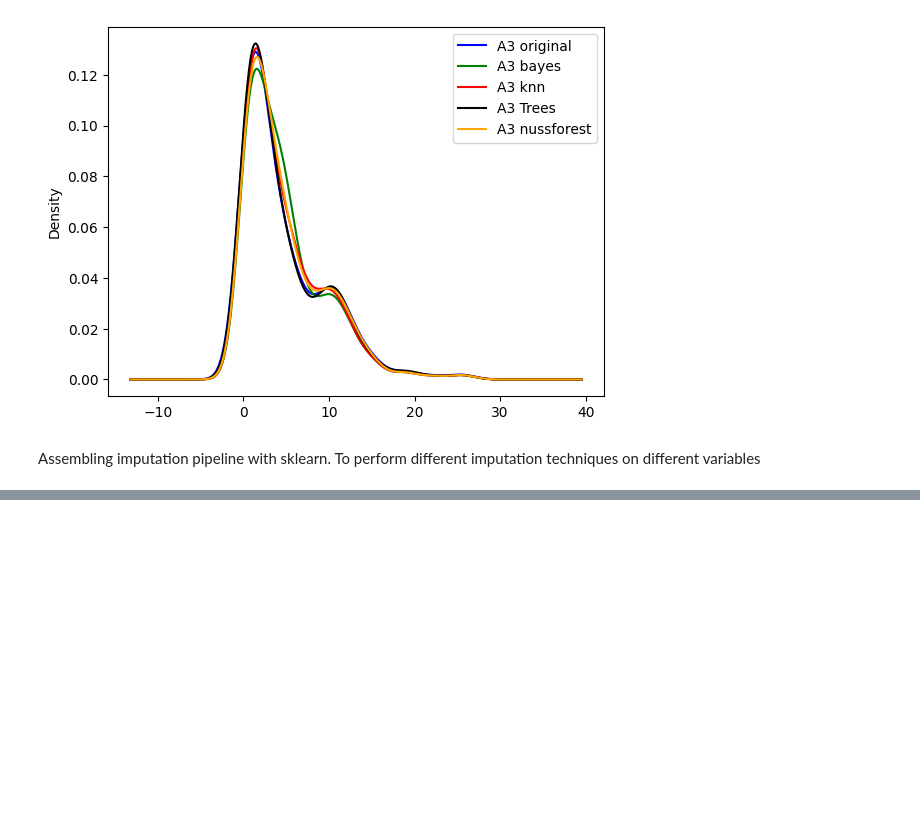
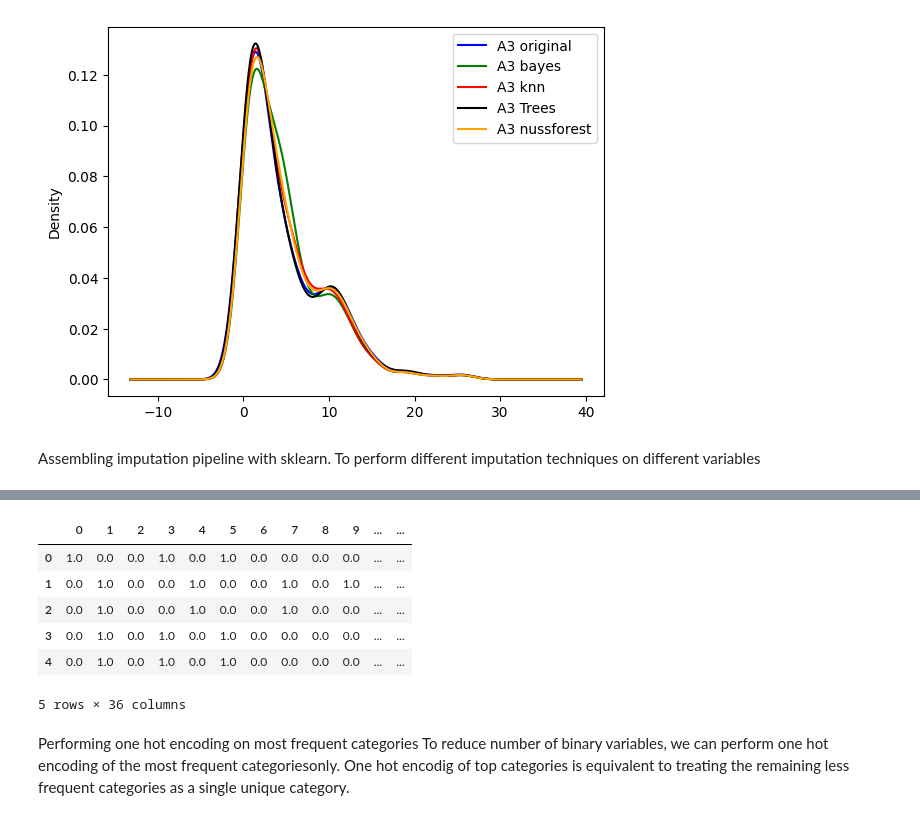
Before and after one commit to Chirag314/Feature-Engineering, a Jupyter notebook: Feature_Engineering_practise.ipynb, the cells around one changed output, grey strips where cells are left out. Drawn from its saved outputs; the diff is of its cells as text; code cells hidden in the pictures; blank space fills up the shorter version.

```diff
--- a/Feature_Engineering_practise.ipynb
+++ b/Feature_Engineering_practise.ipynb
@@ -709,0 +787,21 @@ X_test=preprocessor.transform(X_test)
+# %%
+#Now use sklearn onehotencoder
+data=pd.read_csv('creditApprovalUCI.csv')
+X_train,X_test,y_train,y_test=train_test_split(data.drop(['A16'],axis=1),data['A16'],test_size=0.3,random_state=42)
+encoder=OneHotEncoder(categories='auto',drop='first',sparse=False)
+encoder.fit(X_train[vars_categorical])
+X_train_enc=encoder.transform(X_train[vars_categorical])
+X_test_enc=encoder.transform(X_test[vars_categorical])
+# %%
+pd.DataFrame(X_train_enc).head()
+# %% [output]
+|  | 0 | 1 | 2 | 3 | 4 | 5 | 6 | 7 | 8 | 9 | ... | ... |
+| 0 | 1.0 | 0.0 | 0.0 | 1.0 | 0.0 | 1.0 | 0.0 | 0.0 | 0.0 | 0.0 | ... | ... |
+| 1 | 0.0 | 1.0 | 0.0 | 0.0 | 1.0 | 0.0 | 0.0 | 1.0 | 0.0 | 1.0 | ... | ... |
+| 2 | 0.0 | 1.0 | 0.0 | 0.0 | 1.0 | 0.0 | 0.0 | 1.0 | 0.0 | 0.0 | ... | ... |
+| 3 | 0.0 | 1.0 | 0.0 | 1.0 | 0.0 | 1.0 | 0.0 | 0.0 | 0.0 | 0.0 | ... | ... |
+| 4 | 0.0 | 1.0 | 0.0 | 1.0 | 0.0 | 1.0 | 0.0 | 0.0 | 0.0 | 0.0 | ... | ... |
+5 rows × 36 columns
+# %% [markdown]
+Performing one hot encoding on most frequent categories
+To reduce number of binary variables, we can perform one hot encoding of the most frequent categoriesonly. One hot encodig of top categories is equivalent to treating the remaining less frequent categories as a single unique category.
```
Also changed, not shown: parts of 16 cells of this notebook.
